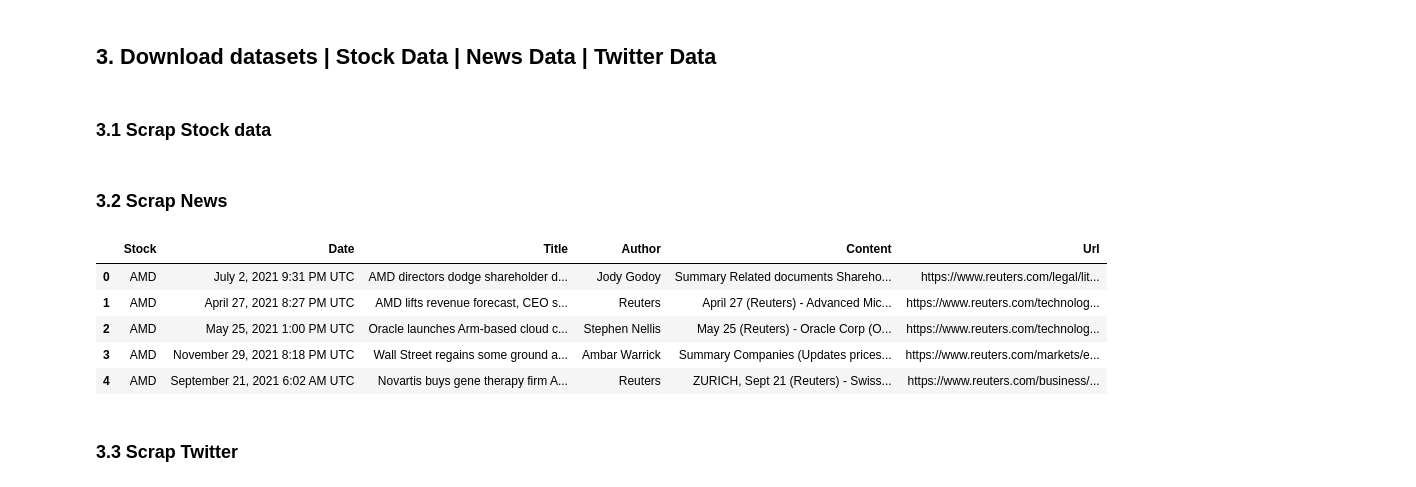
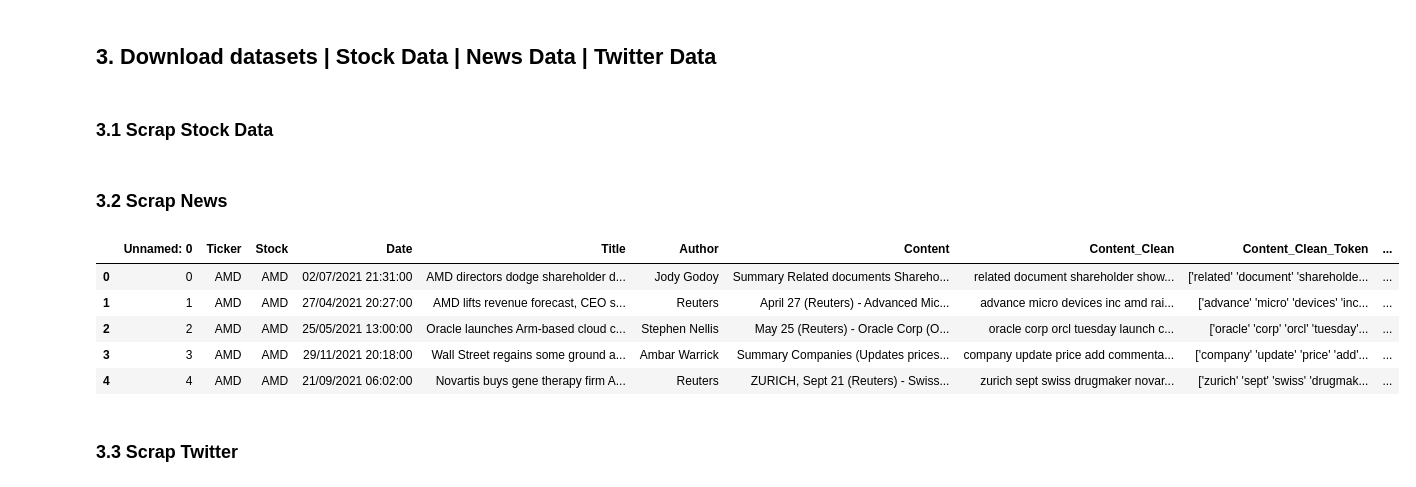
Before and after one commit to crystal-kwan/Twitter-and-News-Stock-Sentiment-NLP, a Jupyter notebook: Code.ipynb, the cells around one changed output. Drawn from its saved outputs; the diff is of its cells as text; code cells hidden in the pictures.

```diff
--- a/Code.ipynb
+++ b/Code.ipynb
@@ -46,7 +59,7 @@ from sklearn.preprocessing import MinMaxScaler
 # %% [markdown]
 ## 3. Download datasets | Stock Data | News Data | Twitter Data
 # %% [markdown]
-### 3.1 Scrap Stock data
+### 3.1 Scrap Stock Data
 # %%
 df = pd.DataFrame()
 tickers= ['AAPL', 'MSFT', 'TSLA', 'AMZN', 'ATVI', 'NVDA', 'FB', 'UBER', 'V', 'MA', 'AVGO', 'CSCO', 'ADBE', 'CRM', 'AMD', 'INTC', 'NFLX']
@@ -158,14 +177,14 @@ def newScraper():
 
     return (news)
 # %%
-news.head(5)
+news.head()
 # %% [output]
-|  | Stock | Date | Title | Author | Content | Url |
-| 0 | AMD | July 2, 2021 9:31 PM UTC | AMD directors dodge shareholder d... | Jody Godoy | Summary Related documents Shareho... | https://www.reuters.com/legal/lit... |
-| 1 | AMD | April 27, 2021 8:27 PM UTC | AMD lifts revenue forecast, CEO s... | Reuters | April 27 (Reuters) - Advanced Mic... | https://www.reuters.com/technolog... |
-| 2 | AMD | May 25, 2021 1:00 PM UTC | Oracle launches Arm-based cloud c... | Stephen Nellis | May 25 (Reuters) - Oracle Corp (O... | https://www.reuters.com/technolog... |
-| 3 | AMD | November 29, 2021 8:18 PM UTC | Wall Street regains some ground a... | Ambar Warrick | Summary Companies (Updates prices... | https://www.reuters.com/markets/e... |
-| 4 | AMD | September 21, 2021 6:02 AM UTC | Novartis buys gene therapy firm A... | Reuters | ZURICH, Sept 21 (Reuters) - Swiss... | https://www.reuters.com/business/... |
+|  | Unnamed: 0 | Ticker | Stock | Date | Title | Author | Content | Content_Clean | Content_Clean_Token | ... |
+| 0 | 0 | AMD | AMD | 02/07/2021 21:31:00 | AMD directors dodge shareholder d... | Jody Godoy | Summary Related documents Shareho... | related document shareholder show... | ['related' 'document' 'shareholde... | ... |
+| 1 | 1 | AMD | AMD | 27/04/2021 20:27:00 | AMD lifts revenue forecast, CEO s... | Reuters | April 27 (Reuters) - Advanced Mic... | advance micro devices inc amd rai... | ['advance' 'micro' 'devices' 'inc... | ... |
+| 2 | 2 | AMD | AMD | 25/05/2021 13:00:00 | Oracle launches Arm-based cloud c... | Stephen Nellis | May 25 (Reuters) - Oracle Corp (O... | oracle corp orcl tuesday launch c... | ['oracle' 'corp' 'orcl' 'tuesday'... | ... |
+| 3 | 3 | AMD | AMD | 29/11/2021 20:18:00 | Wall Street regains some ground a... | Ambar Warrick | Summary Companies (Updates prices... | company update price add commenta... | ['company' 'update' 'price' 'add'... | ... |
+| 4 | 4 | AMD | AMD | 21/09/2021 06:02:00 | Novartis buys gene therapy firm A... | Reuters | ZURICH, Sept 21 (Reuters) - Swiss... | zurich sept swiss drugmaker novar... | ['zurich' 'sept' 'swiss' 'drugmak... | ... |
 # %% [markdown]
 ### 3.3 Scrap Twitter
 # %%
```
Also changed, not shown: parts of 26 cells of this notebook, 1 other file.
